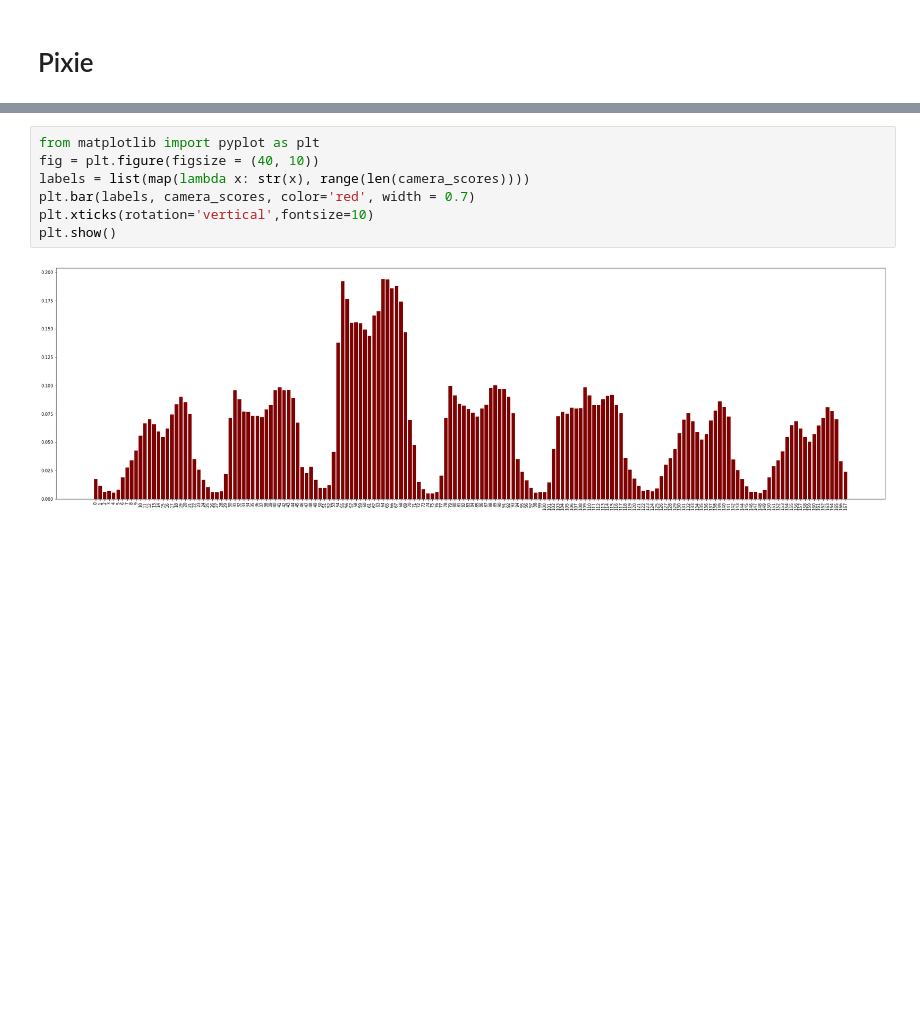
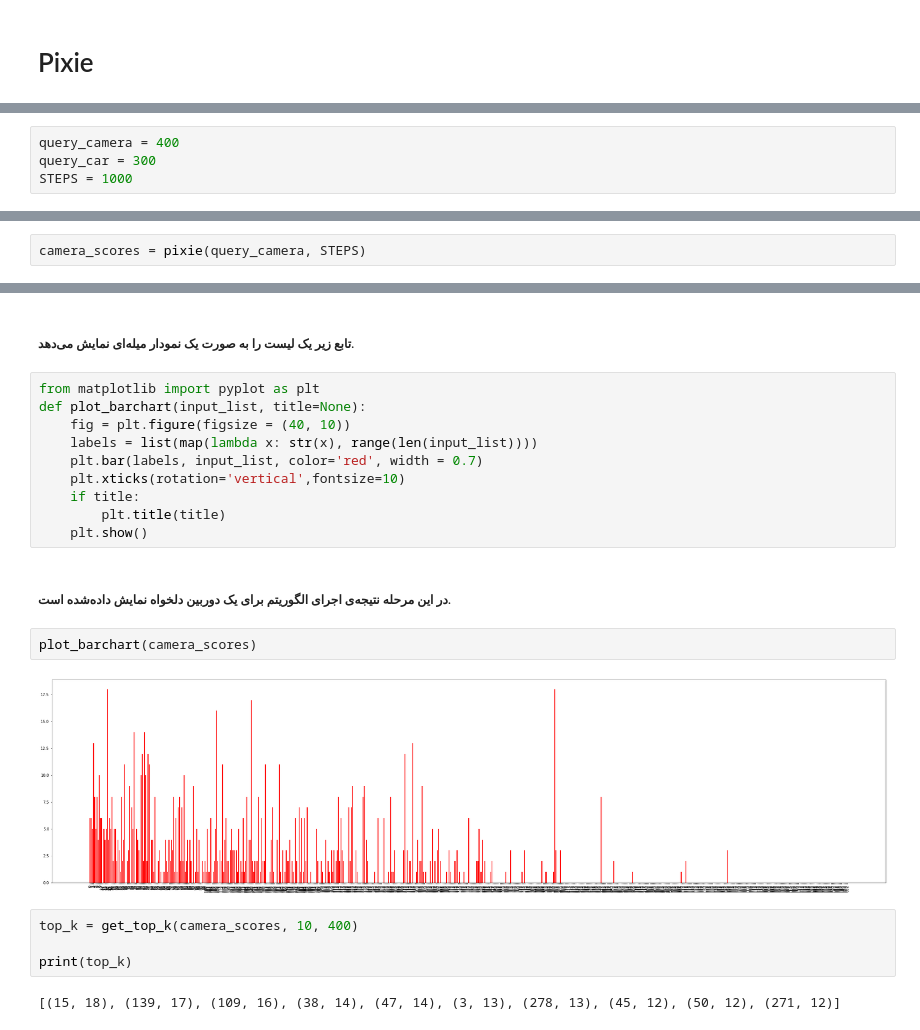
Before and after one commit to aminkashiri/MassiveDataAnalytics, a Jupyter notebook: project/Pixie.ipynb, the cells around one changed output, grey strips where cells are left out. Cells and saved outputs as stored; diff of their text form; blank space fills up the shorter version.

Commit message:
Add Pixie doc

```diff
--- a/project/Pixie.ipynb
+++ b/project/Pixie.ipynb
@@ -121,3 +208,7 @@ CAMERA_COUNT = camera_edges.count()
+# %%
+query_camera = 400
+query_car = 300
+STEPS = 1000
 # %%
 import os
 import random
@@ -167,0 +276,2 @@ i is:  900
+# %%
+camera_scores = pixie(query_camera, STEPS)
@@ -168,9 +289,28 @@ i is:  900
+# %% [markdown]
+<h5 dir="rtl">
+ تابع زیر یک لیست را به صورت یک نمودار میله‌ای نمایش می‌دهد.
+</h5>
 # %%
 from matplotlib import pyplot as plt
-fig = plt.figure(figsize = (40, 10))
-labels = list(map(lambda x: str(x), range(len(camera_scores))))
-plt.bar(labels, camera_scores, color='red', width = 0.7)
-plt.xticks(rotation='vertical',fontsize=10)
-plt.show()
+def plot_barchart(input_list, title=None):
+    fig = plt.figure(figsize = (40, 10))
+    labels = list(map(lambda x: str(x), range(len(input_list))))
+    plt.bar(labels, input_list, color='red', width = 0.7)
+    plt.xticks(rotation='vertical',fontsize=10)
+    if title:
+        plt.title(title)
+    plt.show()
-# %% [output]
-[figure, removed]
+# %% [markdown]
+<h5 dir="rtl">
+ در این مرحله‌ نتیجه‌ی اجرای الگوریتم برای یک دوربین دلخواه نمایش داده‌شده است.
+</h5>
+# %%
+plot_barchart(camera_scores)
+# %% [output]
+[figure, added]
+# %%
+top_k = get_top_k(camera_scores, 10, 400)
+
+print(top_k)
+# %% [output]
+[(15, 18), (139, 17), (109, 16), (38, 14), (47, 14), (3, 13), (278, 13), (45, 12), (50, 12), (271, 12)]
```
Also changed, not shown: parts of 31 cells of this notebook, 12 other files.
